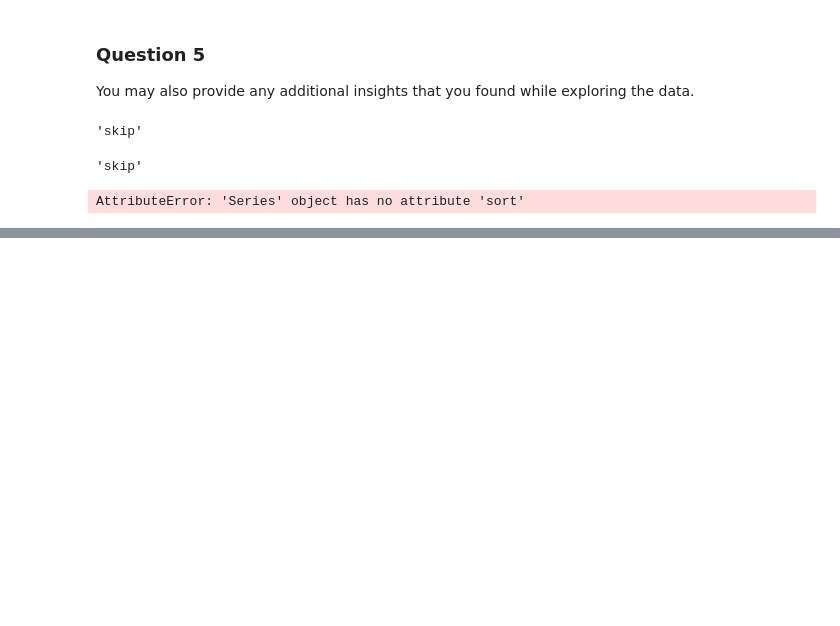
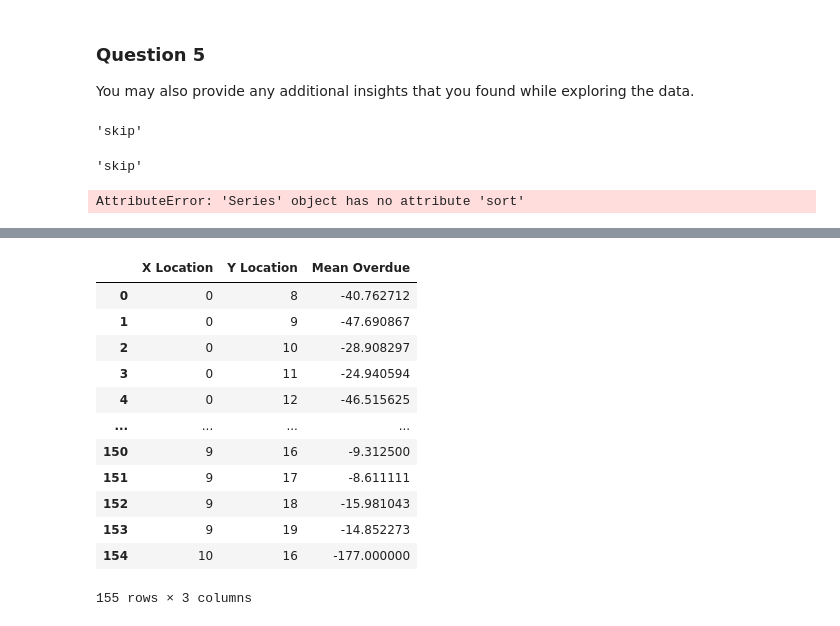
Before and after one commit to micah-rufsvold/hottinruf, a Jupyter notebook: Citistat_Analytics/Citistat interview analysis 0.2.ipynb, the cells around one changed output, grey strips where cells are left out. Saved outputs shown, nothing was run; the diff lists cells and outputs as text; code cells hidden in the pictures; blank space fills up the shorter version.

```diff
--- a/Citistat_Analytics/Citistat interview analysis 0.2.ipynb
+++ b/Citistat_Analytics/Citistat interview analysis 0.2.ipynb
@@ -355,0 +376,22 @@ test.sort_values('Longitude')
+# %%
+regional_crime_totals = reports_grouped.apply(lambda x : len(x)).reset_index(name='Total')
+scoped_crime= regional_crime_totals[regional_crime_totals['X Location']>=0]
+scoped_crime = scoped_crime[scoped_crime['X Location']<21]
+scoped_crime = scoped_crime[scoped_crime['Y Location']>-1]
+scoped_crime = scoped_crime[scoped_crime['Y Location']<31]
+scoped_crime.sort_values('Total')
+regional_overdue_mean
+# %% [output]
+|  | X Location | Y Location | Mean Overdue |
+| 0 | 0 | 8 | -40.762712 |
+| 1 | 0 | 9 | -47.690867 |
+| 2 | 0 | 10 | -28.908297 |
+| 3 | 0 | 11 | -24.940594 |
+| 4 | 0 | 12 | -46.515625 |
+| ... | ... | ... | ... |
+| 150 | 9 | 16 | -9.312500 |
+| 151 | 9 | 17 | -8.611111 |
+| 152 | 9 | 18 | -15.981043 |
+| 153 | 9 | 19 | -14.852273 |
+| 154 | 10 | 16 | -177.000000 |
+155 rows × 3 columns
```
Also changed, not shown: parts of 15 cells of this notebook, 15 other files.
